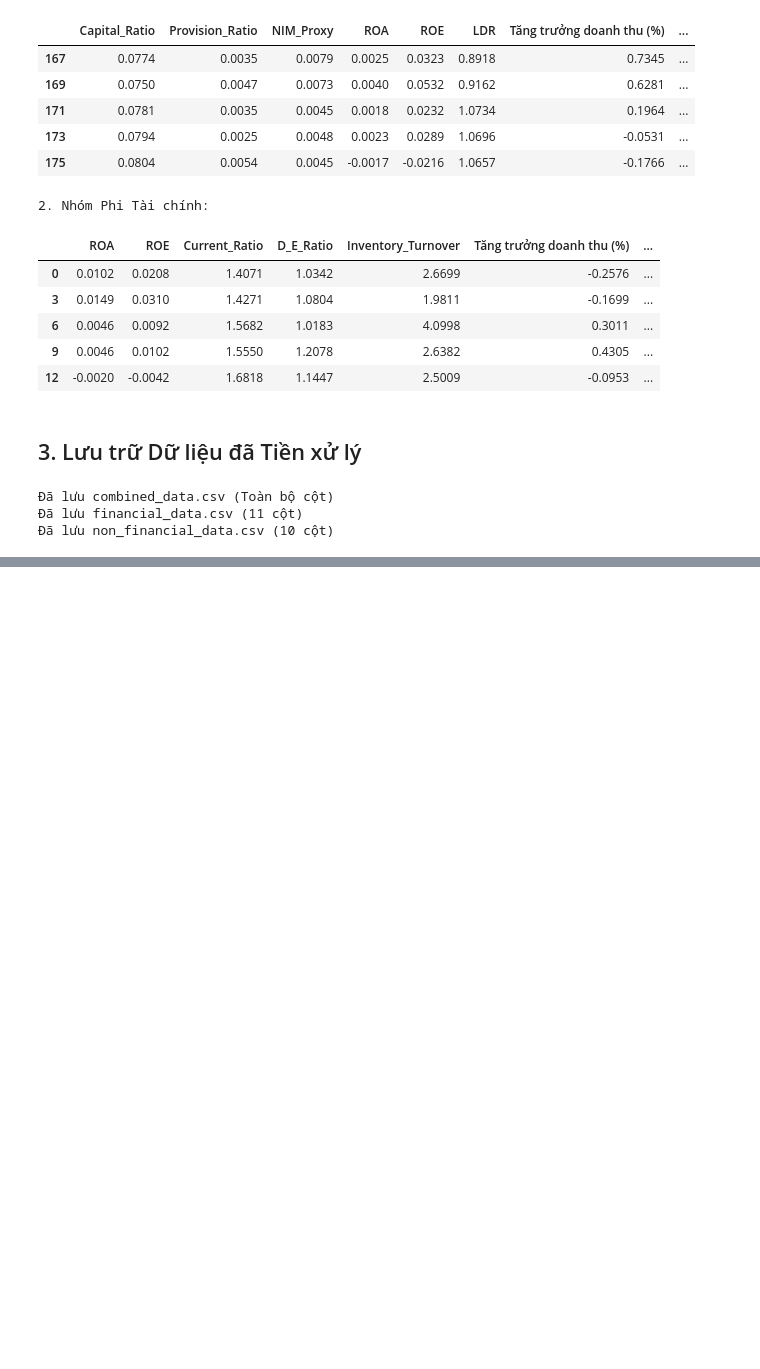
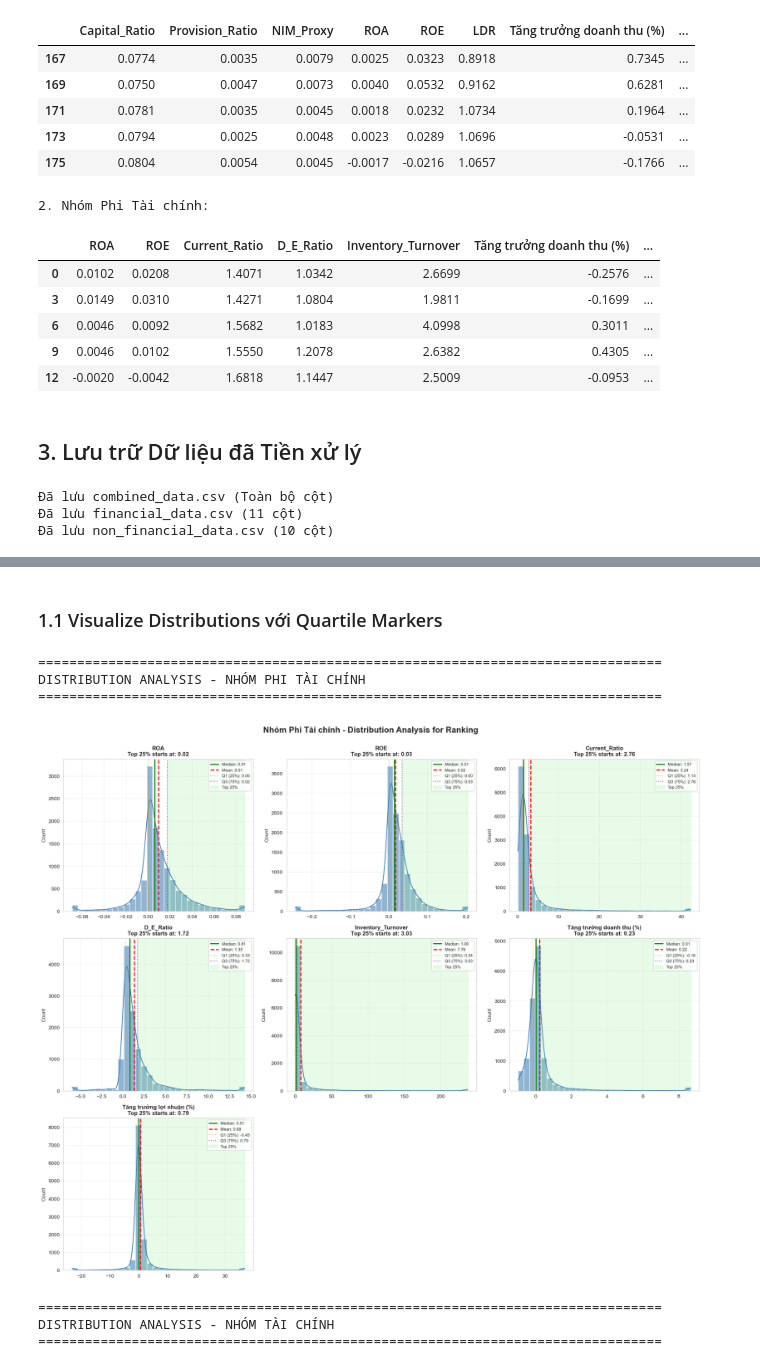
Before and after one commit to callmezuy/hcmus-introds--final-project, a Jupyter notebook: src/notebooks/fa_eda.ipynb, the cells around one changed output, grey strips where cells are left out. Drawn from its saved outputs; the diff is of its cells as text; code cells hidden in the pictures; blank space fills up the shorter version.

```diff
--- a/src/notebooks/fa_eda.ipynb
+++ b/src/notebooks/fa_eda.ipynb
@@ -642,0 +608,68 @@ Nhóm Phi Tài chính
+# %% [markdown]
+### 1.1 Visualize Distributions với Quartile Markers
+# %%
+def plot_distributions_with_quartiles(df, features, group_name):
+    """
+    Vẽ histogram với markers cho các quartiles
+    → Giúp hiểu rõ phạm vi "tốt" của từng chỉ số
+    """
+    valid_cols = [c for c in features if c in df.columns]
+
+    n_cols = 3
+    n_rows = math.ceil(len(valid_cols) / n_cols)
+
+    fig, axes = plt.subplots(n_rows, n_cols, figsize=(18, 5 * n_rows))
+    axes = axes.flatten() if n_rows > 1 else [axes]
+
+    for i, col in enumerate(valid_cols):
+        ax = axes[i]
+        data = df[col].dropna()
+
+        # Histogram + KDE
+        sns.histplot(data, kde=True, ax=ax, color='steelblue', bins=30, alpha=0.6)
+
+        # Tính quartiles
+        q10, q25, median, q75, q90 = data.quantile([0.1, 0.25, 0.5, 0.75, 0.9])
+        mean = data.mean()
+
+        # Vẽ vertical lines
+        ax.axvline(median, color='green', linestyle='-', linewidth=2, label=f'Median: {median:.2f}')
+        ax.axvline(mean, color='red', linestyle='--', linewidth=2, label=f'Mean: {mean:.2f}')
+        ax.axvline(q25, color='orange', linestyle=':', alpha=0.7, label=f'Q1 (25%): {q25:.2f}')
+        ax.axvline(q75, color='purple', linestyle=':', alpha=0.7, label=f'Q3 (75%): {q75:.2f}')
+
+        # Shade the "good" zone (top 25%)
+        ax.axvspan(q75, data.max(), alpha=0.2, color='lightgreen', label='Top 25%')
+
+        ax.set_title(f'{col}\nTop 25% starts at: {q75:.2f}', fontsize=11, fontweight='bold')
+        ax.set_xlabel('')
+        ax.legend(fontsize=8, loc='upper right')
+        ax.grid(alpha=0.3)
+
+    # Xóa subplot thừa
+    for i in range(len(valid_cols), len(axes)):
+        fig.delaxes(axes[i])
+
+    plt.suptitle(f'{group_name} - Distribution Analysis for Ranking', fontsize=16, fontweight='bold', y=1.001)
+    plt.tight_layout()
+    plt.show()
+
+# Visualize Nhóm Phi Tài chính
+print("\n" + "="*80)
+print("DISTRIBUTION ANALYSIS - NHÓM PHI TÀI CHÍNH")
+print("="*80)
+plot_distributions_with_quartiles(df_non_financial_cleaned, non_fin_ranking_features, "Nhóm Phi Tài chính")
+
+# Visualize Nhóm Tài chính
+print("\n" + "="*80)
+print("DISTRIBUTION ANALYSIS - NHÓM TÀI CHÍNH")
+print("="*80)
+plot_distributions_with_quartiles(df_financial_cleaned, fin_ranking_features, "Nhóm Tài chính")
+# %% [output]
+================================================================================
+DISTRIBUTION ANALYSIS - NHÓM PHI TÀI CHÍNH
+================================================================================
+[figure, added]
+================================================================================
+DISTRIBUTION ANALYSIS - NHÓM TÀI CHÍNH
+================================================================================
```
Also changed, not shown: parts of 19 cells of this notebook, 9 other files.
